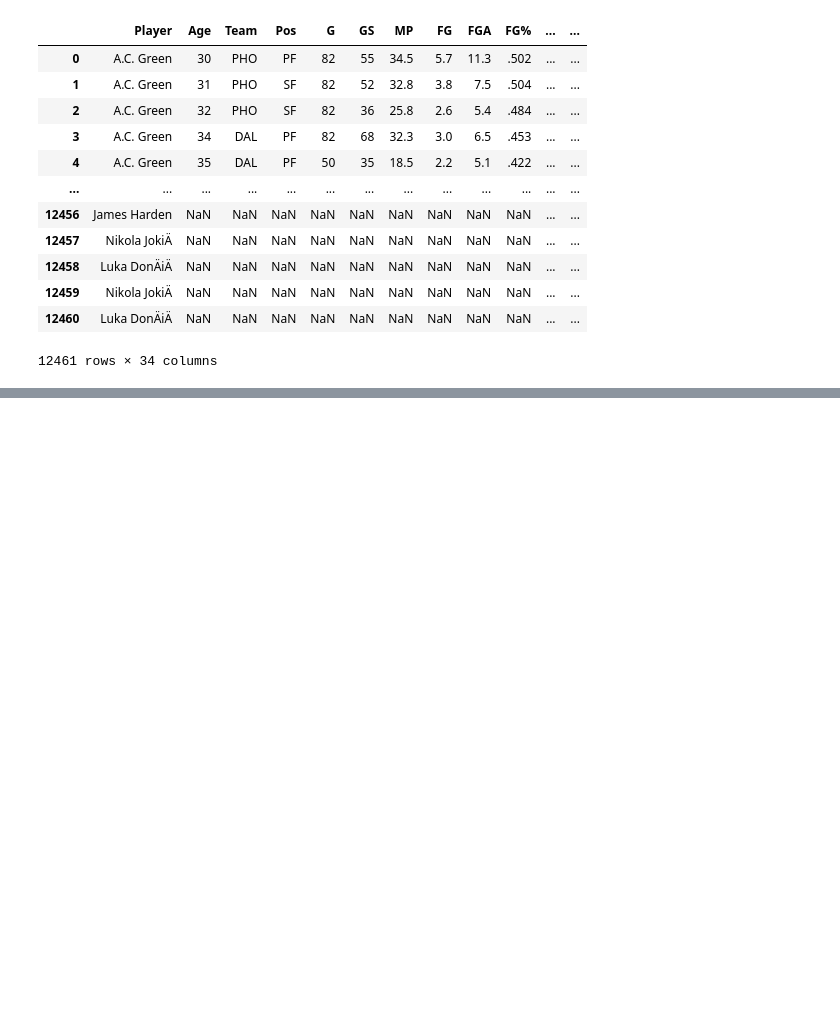
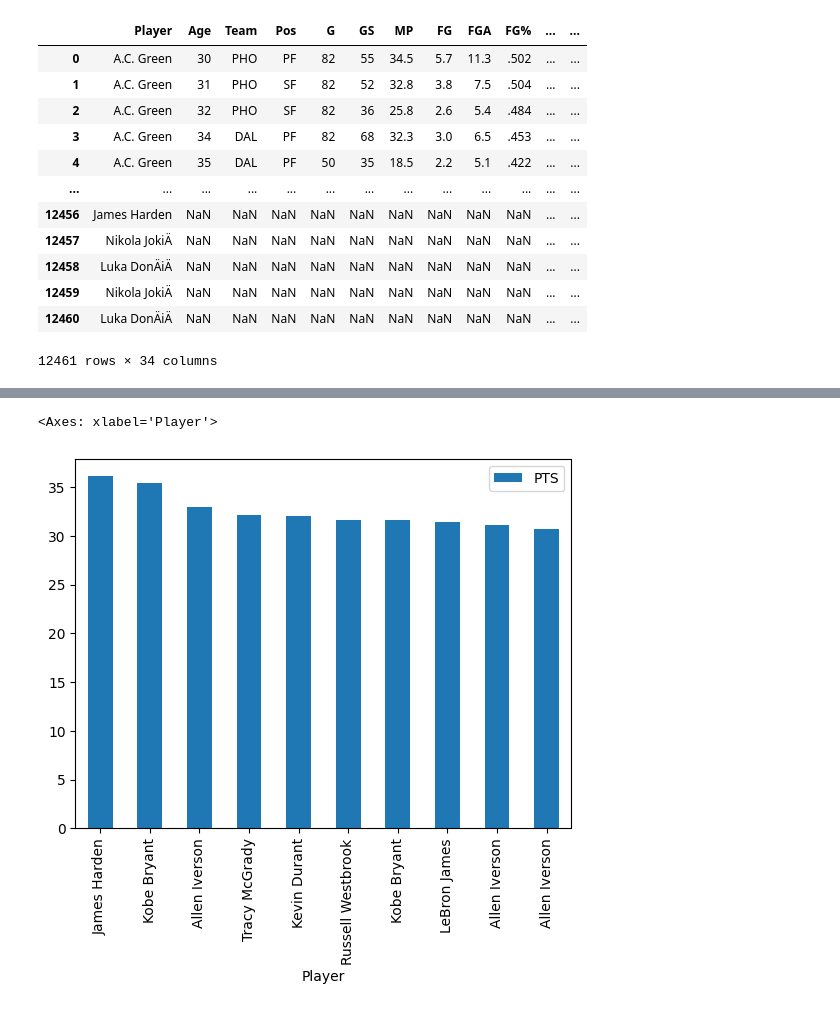
Before and after one commit to CalebAppiagyei/Player_Improvement_Metric, a Jupyter notebook: data_cleaning.ipynb, the cells around one changed output, grey strips where cells are left out. Saved outputs shown, nothing was run; the diff lists cells and outputs as text; code cells hidden in the pictures; blank space fills up the shorter version.

Commit message:
combining cleaned data

```diff
--- a/data_cleaning.ipynb
+++ b/data_cleaning.ipynb
@@ -131,0 +140,9 @@ combined.tail()
+# %%
+stats = combined.merge(teams, how='outer', on=["Team", "Year"])
+del stats["Unnamed: 0"]
+# stats
+# %%
+# Converting data types of columns
+stats["GB"] = stats["GB"].apply(lambda x: "0" if x == "—" else x)
+stats = stats.apply(pd.to_numeric, errors="ignore")
+# stats.dtypes
@@ -131,0 +153,4 @@ combined.tail()
+# %%
+# Highest scoring player in total dataset
+highest_scoring = stats[stats["G"] > 70].sort_values("PTS", ascending=False).head(10)
+highest_scoring
@@ -131,0 +170,5 @@ combined.tail()
+# %%
+highest_scoring.plot.bar("Player", "PTS")
+# %% [output]
+<Axes: xlabel='Player'>
+[figure, added]
```
Also changed, not shown: parts of 9 cells of this notebook, 1 other file.
